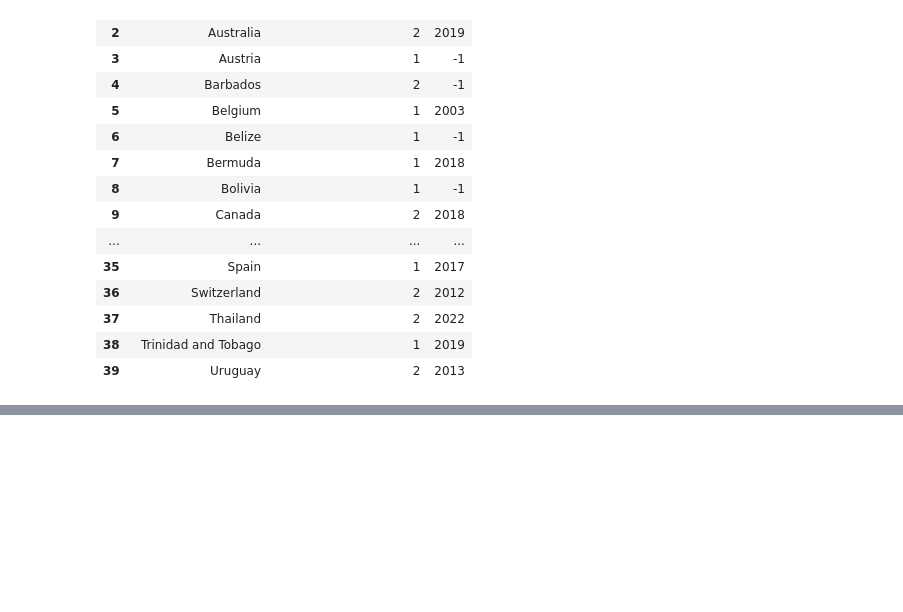
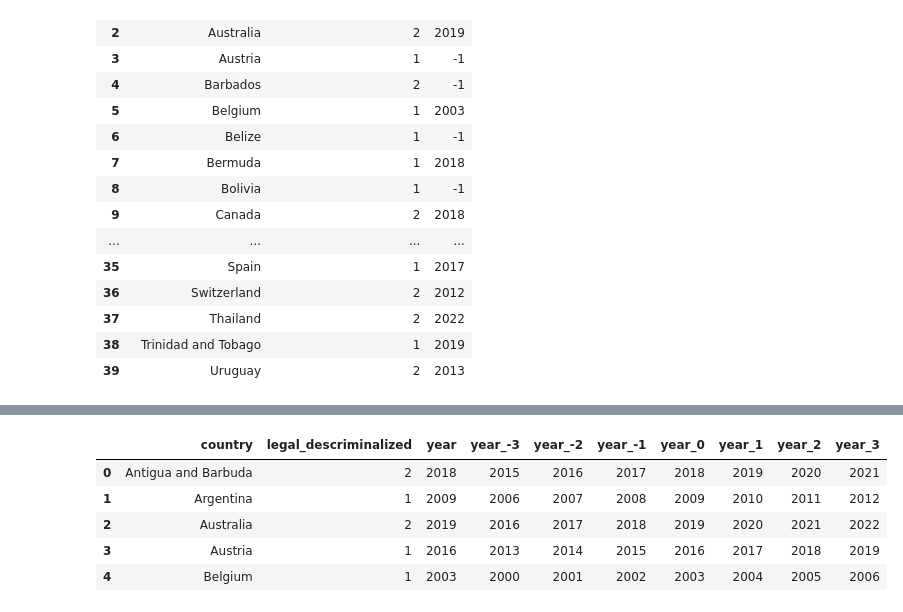
Before and after one commit to DemianFigueiredo/s_elt_project, a Jupyter notebook: notebook/legal_descriminalized.ipynb, the cells around one changed output, grey strips where cells are left out. Cells and saved outputs as stored; diff of their text form; code cells hidden in the pictures; blank space fills up the shorter version.

```diff
--- a/Untitled.ipynb
+++ b/notebook/legal_descriminalized.ipynb
@@ -296,0 +378,16 @@ df5
+# %%
+df7 = df5.copy()
+
+years_before = 3
+
+for i in range(-years_before, years_before + 1):
+    df7[f'year_{i}'] = df7['year'] + i
+
+df7.head()
+# %% [output]
+|  | country | legal_descriminalized | year | year_-3 | year_-2 | year_-1 | year_0 | year_1 | year_2 | year_3 |
+| 0 | Antigua and Barbuda | 2 | 2018 | 2015 | 2016 | 2017 | 2018 | 2019 | 2020 | 2021 |
+| 1 | Argentina | 1 | 2009 | 2006 | 2007 | 2008 | 2009 | 2010 | 2011 | 2012 |
+| 2 | Australia | 2 | 2019 | 2016 | 2017 | 2018 | 2019 | 2020 | 2021 | 2022 |
+| 3 | Austria | 1 | 2016 | 2013 | 2014 | 2015 | 2016 | 2017 | 2018 | 2019 |
+| 4 | Belgium | 1 | 2003 | 2000 | 2001 | 2002 | 2003 | 2004 | 2005 | 2006 |
```
Also changed, not shown: parts of 15 cells of this notebook, 14 other files.
